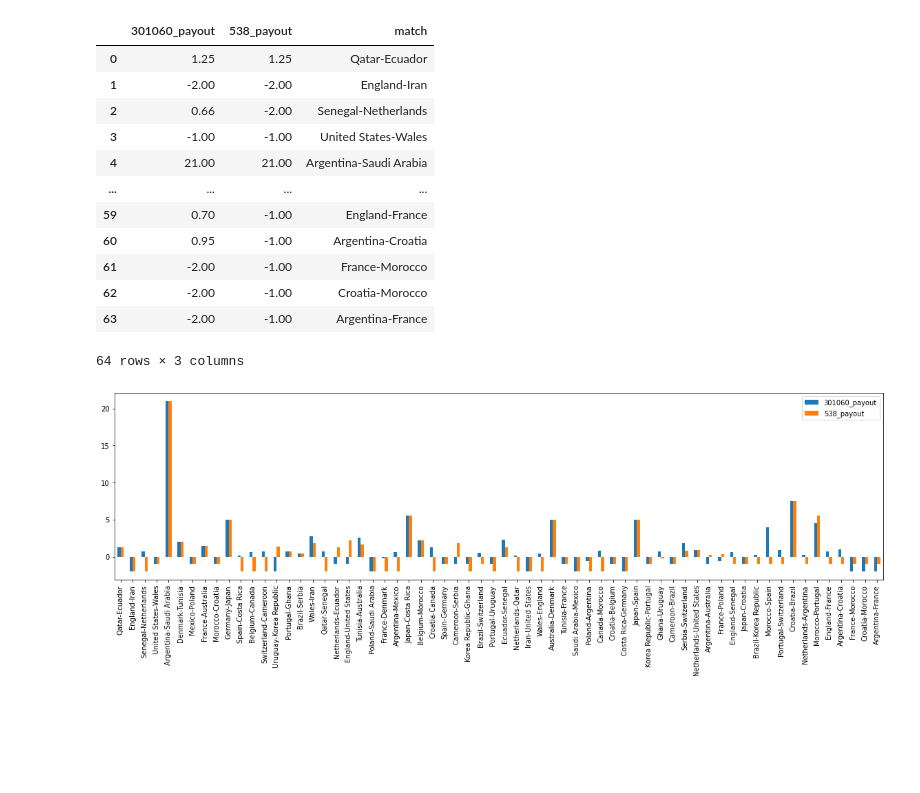
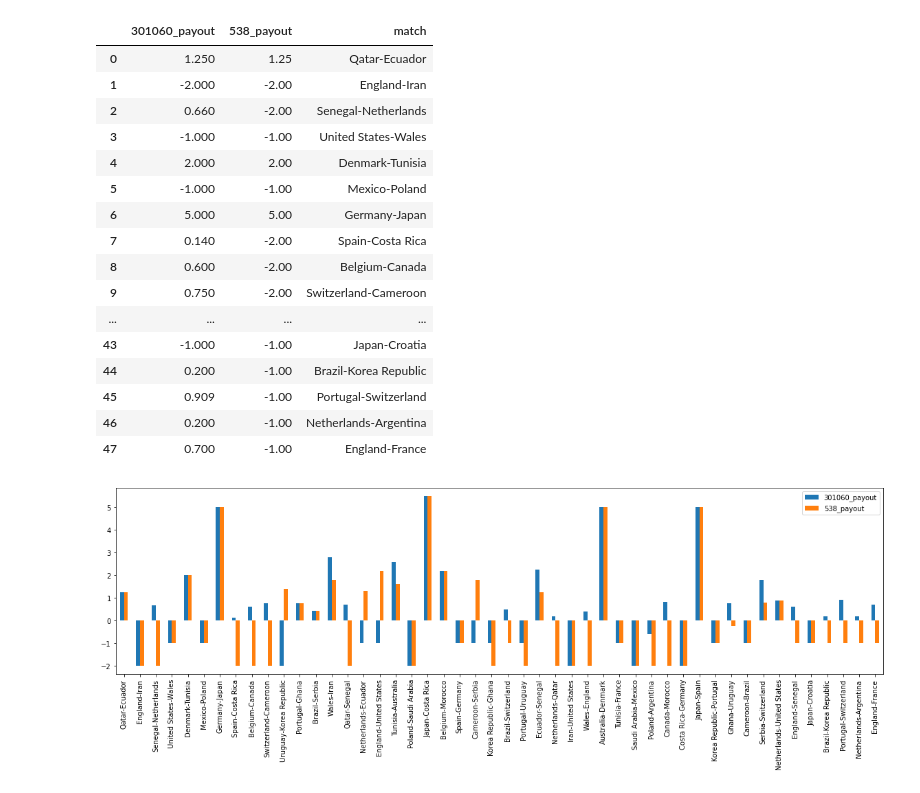
Before and after one commit to seppo0010/analisis-predicciones-mundial-2022, a Jupyter notebook: apuestas.ipynb, the cells around one changed output. Saved outputs shown, nothing was run; the diff lists cells and outputs as text; code cells hidden in the pictures; blank space fills up the shorter version.

```diff
--- a/apuestas.ipynb
+++ b/apuestas.ipynb
@@ -79,6 +79,8 @@ def read_oddspedia(f):
 
 oddspedia = results.apply(lambda row: read_oddspedia(f'{names[row.name[0]]}-{names[row.name[1]]}'), axis=1)
 df = results.join(fivethirtyeight).join(m301060).join(oddspedia.dropna(axis=1))
+df = df.drop(['Croatia', 'Morocco'])
+df = df.drop(['Argentina', 'France'])
 df
 # %% [output]
 |  |  | Round | Score | 538_proba | 538_probx | 538_probb | 301060_proba | 301060_probx | 301060_probb | ... |
@@ -263,21 +293,26 @@ payouts = payouts.drop(['Home', 'Away'], axis=1)
 payouts
 # %% [output]
 |  | 301060_payout | 538_payout | match |
-| 0 | 1.25 | 1.25 | Qatar-Ecuador |
-| 1 | -2.00 | -2.00 | England-Iran |
-| 2 | 0.66 | -2.00 | Senegal-Netherlands |
-| 3 | -1.00 | -1.00 | United States-Wales |
-| 4 | 21.00 | 21.00 | Argentina-Saudi Arabia |
+| 0 | 1.250 | 1.25 | Qatar-Ecuador |
+| 1 | -2.000 | -2.00 | England-Iran |
+| 2 | 0.660 | -2.00 | Senegal-Netherlands |
+| 3 | -1.000 | -1.00 | United States-Wales |
+| 4 | 2.000 | 2.00 | Denmark-Tunisia |
+| 5 | -1.000 | -1.00 | Mexico-Poland |
+| 6 | 5.000 | 5.00 | Germany-Japan |
+| 7 | 0.140 | -2.00 | Spain-Costa Rica |
+| 8 | 0.600 | -2.00 | Belgium-Canada |
+| 9 | 0.750 | -2.00 | Switzerland-Cameroon |
 | ... | ... | ... | ... |
-| 59 | 0.70 | -1.00 | England-France |
-| 60 | 0.95 | -1.00 | Argentina-Croatia |
-| 61 | -2.00 | -1.00 | France-Morocco |
-| 62 | -2.00 | -1.00 | Croatia-Morocco |
-| 63 | -2.00 | -1.00 | Argentina-France |
+| 43 | -1.000 | -1.00 | Japan-Croatia |
+| 44 | 0.200 | -1.00 | Brazil-Korea Republic |
+| 45 | 0.909 | -1.00 | Portugal-Switzerland |
+| 46 | 0.200 | -1.00 | Netherlands-Argentina |
+| 47 | 0.700 | -1.00 | England-France |
-64 rows × 3 columns
 # %%
-_, ax = plt.subplots(figsize=(20, 5))
+fig, ax = plt.subplots(figsize=(20, 5))
 payouts.plot.bar(ax=ax)
+fig.patch.set_facecolor('white')
 ax.set_xticklabels(payouts['match']);
 # %% [output]
-[figure, old version]
+[figure, new version]
```
Also changed, not shown: parts of 9 cells of this notebook.
